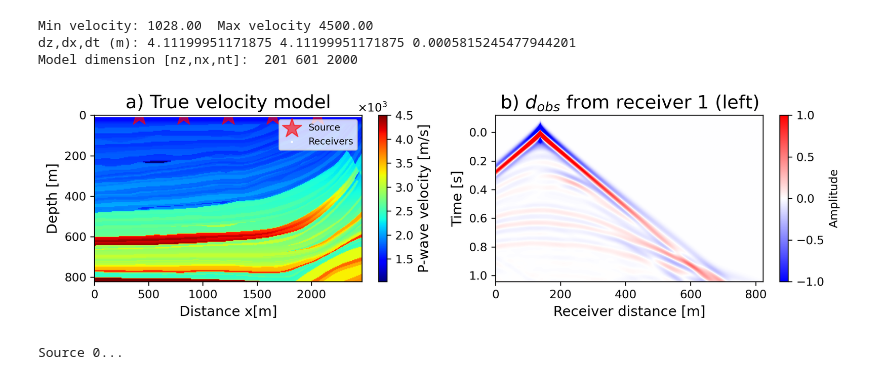
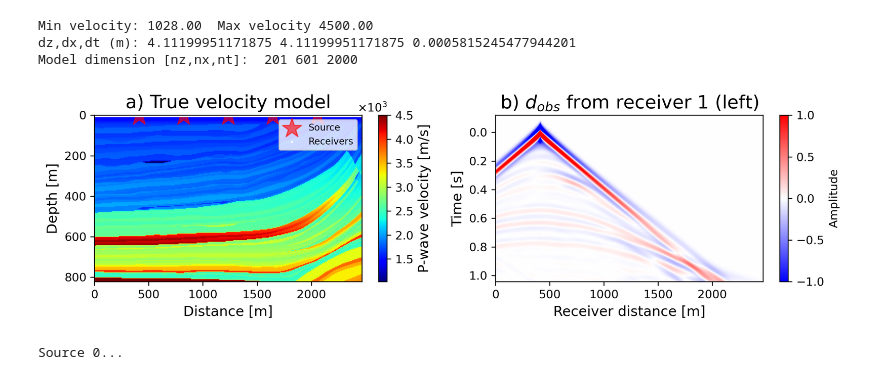
Before and after one commit to medicinely/fwi, a Jupyter notebook: fwi_matrix.ipynb, the cells around one changed output. Saved outputs shown, nothing was run; the diff lists cells and outputs as text; code cells hidden in the pictures.

```diff
--- a/fwi_matrix.ipynb
+++ b/fwi_matrix.ipynb
@@ -348,36 +348,36 @@ for i in range(nsrc):
 	p, d_obs_i = prop2d(wsrc,zxsrci,zxrec,v_ref.reshape(nz,nx),at,az,ax,next,device)
 	d_obs.append(d_obs_i)
 
 plt.figure(figsize=(10,3), dpi=300)
 plt.subplot(1,2,1)
 plt.imshow(v_ref.reshape((nz,nx)),vmin=vmin,vmax=vmax,cmap='jet',extent=[ax[0],ax[-1],az[-1],az[0]], aspect='auto')
 cbar = plt.colorbar()
 cbar.formatter.set_useMathText(True)
 cbar.formatter.set_scientific(True)
 cbar.formatter.set_powerlimits((-1, 1))  # Adjust these limits as needed
 cbar.update_ticks()
 cbar.set_label("P-wave velocity [m/s]", fontsize=labelsize-4)
 plt.scatter(dz*zxsrc[1,:],dx*zxsrc[0,:],marker='*',color='r',s=300,alpha=0.6,label="Source")
 plt.scatter(dz*zxrec[1,:],dx*zxrec[0,:],marker='s',color='w',s=1,alpha=0.8,label="Receivers")
 plt.legend(loc='upper right',fontsize=labelsize-8)
-plt.xlabel('Distance x[m]', fontsize=labelsize-4)
+plt.xlabel('Distance [m]', fontsize=labelsize-4)
 plt.ylabel('Depth [m]', fontsize=labelsize-4)
 plt.title("a) True velocity model",fontsize=labelsize)
 
 plt.subplot(1,2,2)
-plt.imshow(d_obs[0].T,cmap='bwr',vmin=-1,vmax=1,extent=[az[0], az[-1],at[-1], at[0]], aspect='auto')
+plt.imshow(d_obs[0].T,cmap='bwr',vmin=-1,vmax=1,extent=[ax[0], ax[-1],at[-1], at[0]], aspect='auto')
 cbar = plt.colorbar()
 cbar.set_label("Amplitude")
 plt.title("b) $d_{obs}$ from receiver 1 (left)", fontsize=labelsize)
 plt.xlabel('Receiver distance [m]', fontsize=labelsize-4)
 plt.ylabel('Time [s]', fontsize=labelsize-4)
 plt.tight_layout()
 plt.show()
 # %% [output]
 Min velocity: 1028.00  Max velocity 4500.00
 dz,dx,dt (m): 4.11199951171875 4.11199951171875 0.0005815245477944201
 Model dimension [nz,nx,nt]:  201 601 2000
-[figure, old version]
+[figure, new version]
 # %%
 # optimize function
 v_smo = readbin('../dataset/marm2_smo.dat',nz,nx)
```
Also changed, not shown: parts of 5 cells of this notebook, 4 other files.
